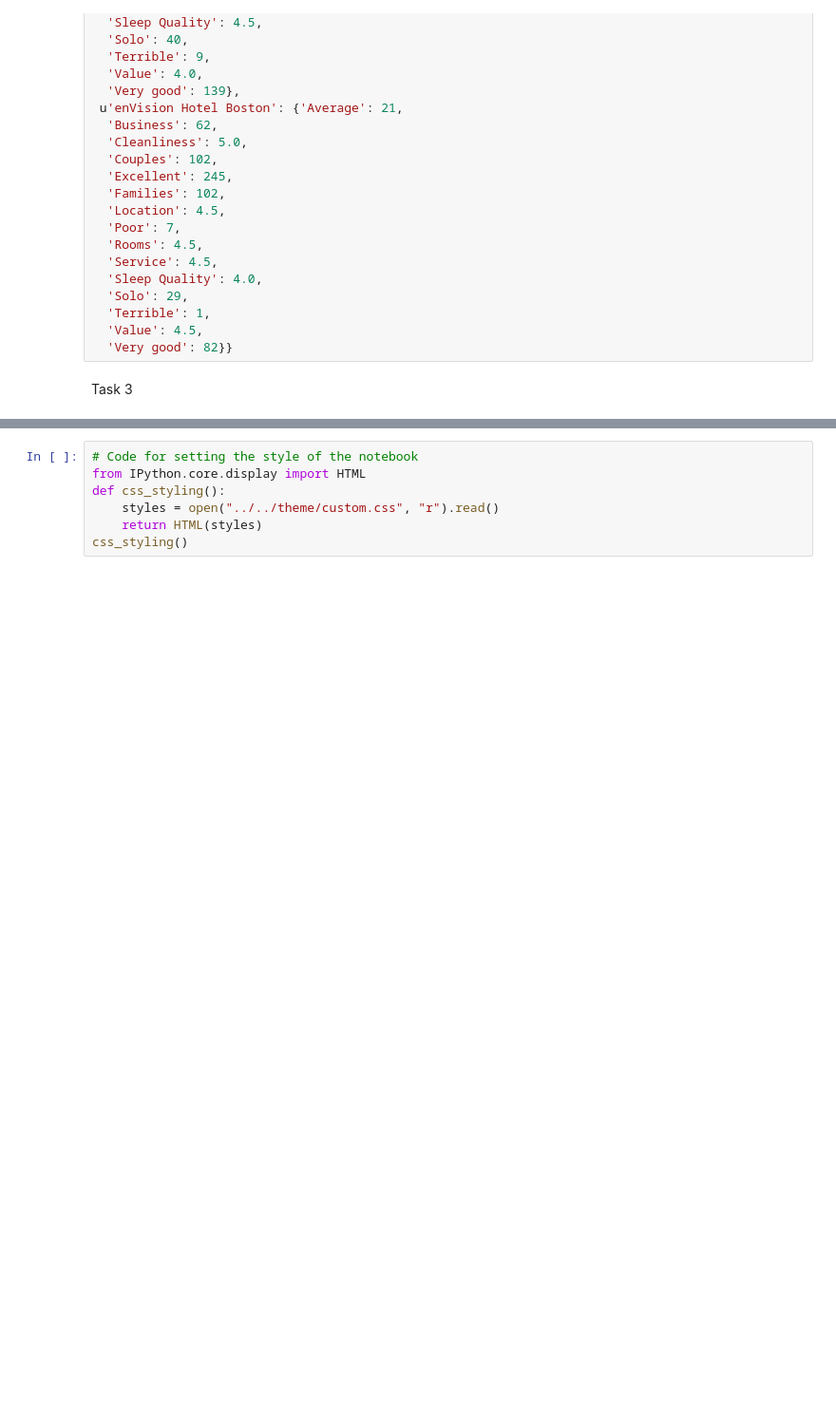
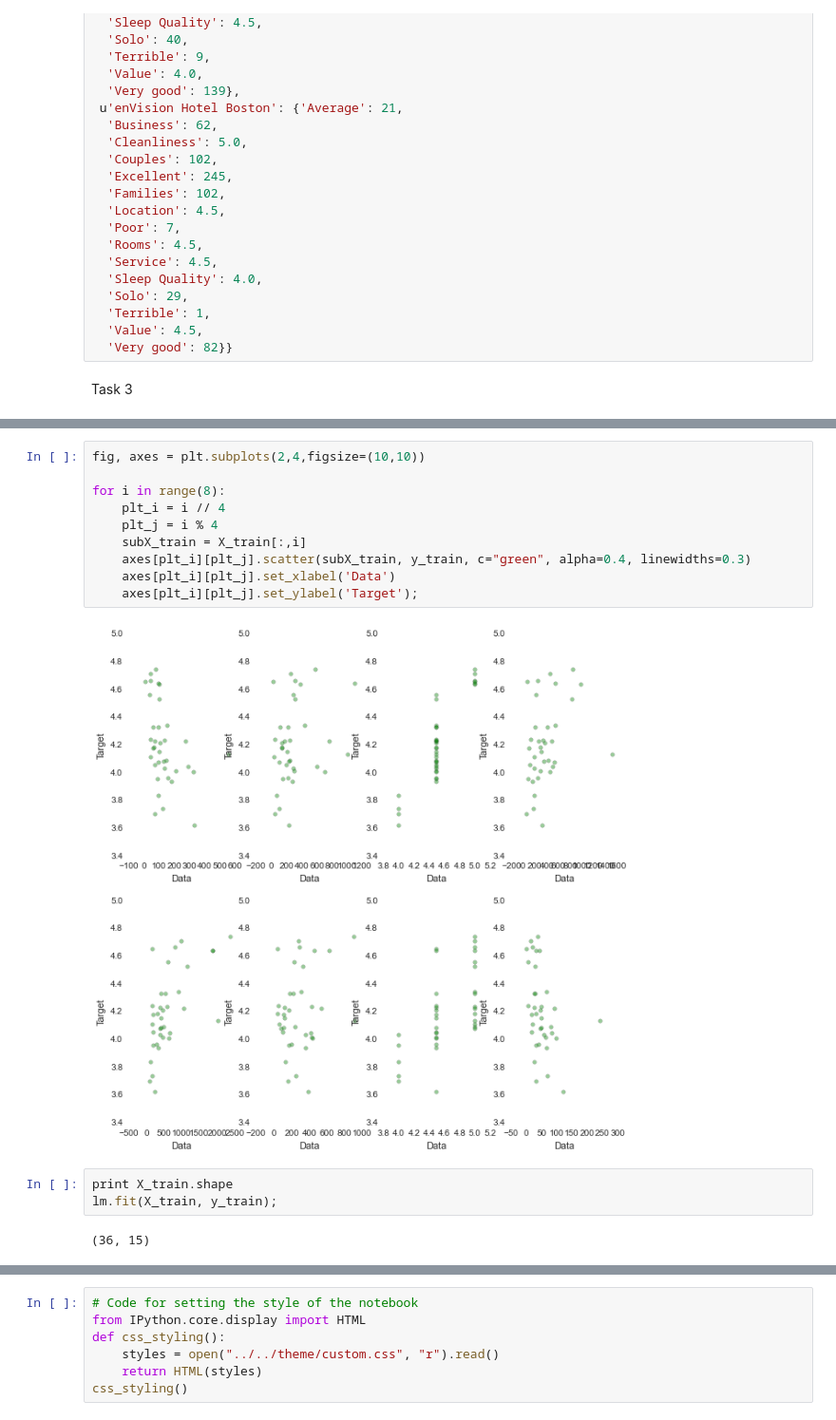
Before and after one commit to ggodinez/spring-2015-homeworks, a Jupyter notebook: submissions/Homework-5/5.Hotels.ipynb, the cells around one changed output, grey strips where cells are left out. Shown at 95% size. Cells and saved outputs as stored; diff of their text form; blank space fills up the shorter version.

```diff
--- a/submissions/Homework-5/5.Hotels.ipynb
+++ b/submissions/Homework-5/5.Hotels.ipynb
@@ -1097,0 +1125,17 @@ pd.DataFrame(zip(X.columns,lm.coef_),columns=['Features','Est Coefficient'])
+# %%
+fig, axes = plt.subplots(2,4,figsize=(10,10))
+
+for i in range(8):
+    plt_i = i // 4
+    plt_j = i % 4
+    subX_train = X_train[:,i]
+    axes[plt_i][plt_j].scatter(subX_train, y_train, c="green", alpha=0.4, linewidths=0.3)
+    axes[plt_i][plt_j].set_xlabel('Data')
+    axes[plt_i][plt_j].set_ylabel('Target');
+# %% [output]
+[figure, added]
+# %%
+print X_train.shape
+lm.fit(X_train, y_train);
+# %% [output]
+(36, 15)
```
Also changed, not shown: parts of 12 cells of this notebook.
